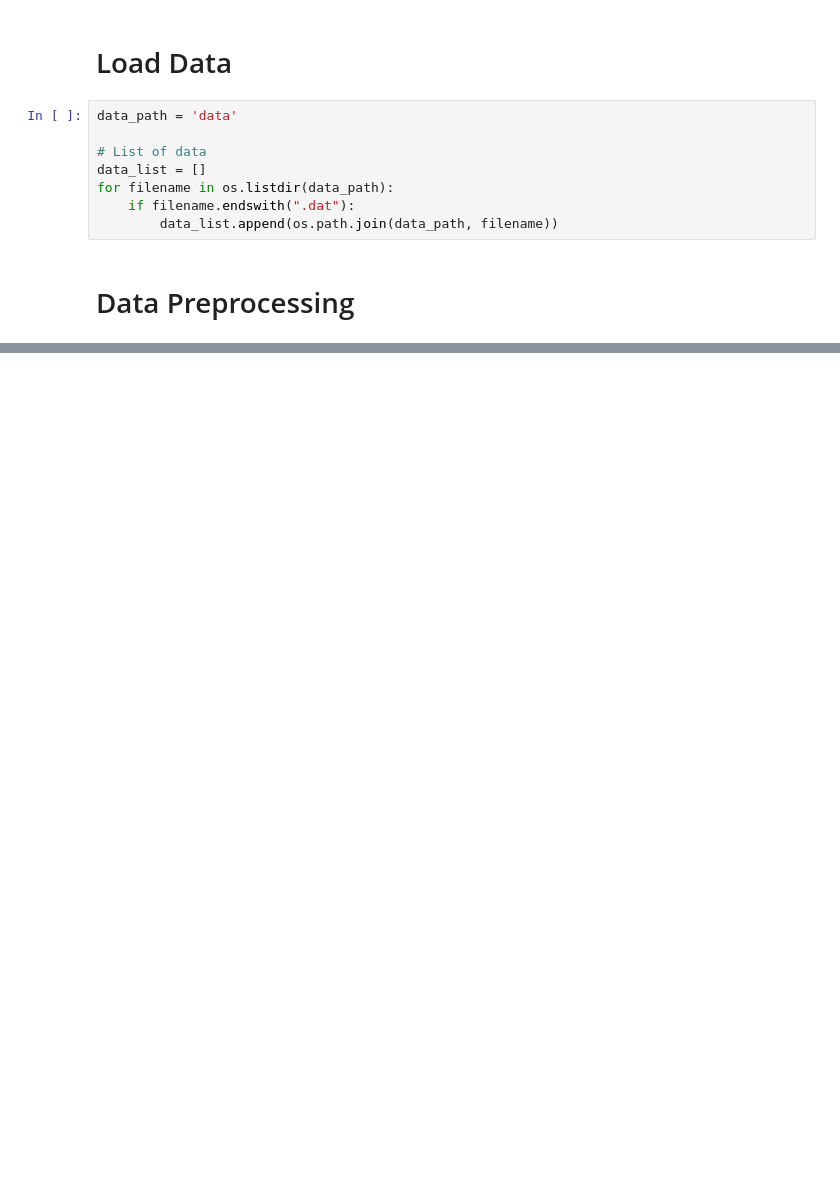
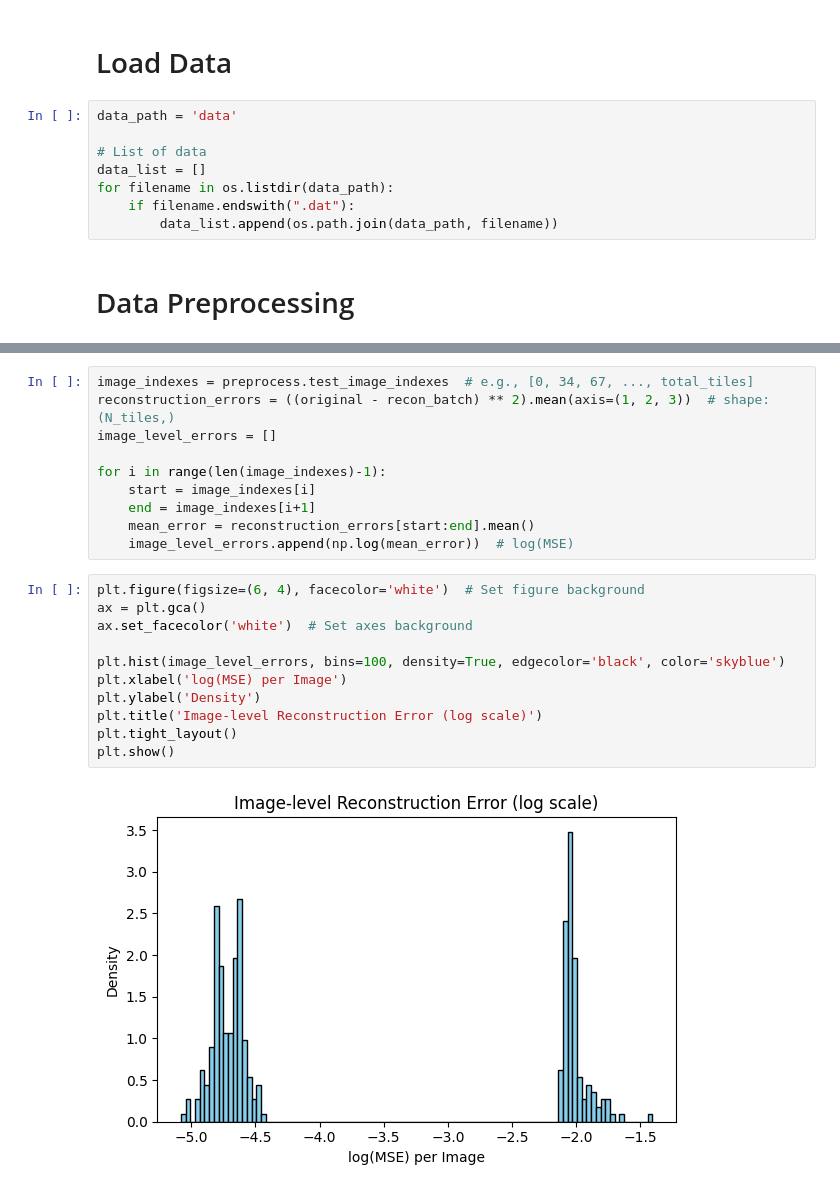
Before and after one commit to manyyeon/anomaly_detection, a Jupyter notebook: CAE.ipynb, the cells around one changed output, grey strips where cells are left out. Cells and saved outputs as stored; diff of their text form; blank space fills up the shorter version.

```diff
--- a/CAE.ipynb
+++ b/CAE.ipynb
@@ -443,0 +478,23 @@ plt.show()
+# %%
+image_indexes = preprocess.test_image_indexes  # e.g., [0, 34, 67, ..., total_tiles]
+reconstruction_errors = ((original - recon_batch) ** 2).mean(axis=(1, 2, 3))  # shape: (N_tiles,)
+image_level_errors = []
+
+for i in range(len(image_indexes)-1):
+    start = image_indexes[i]
+    end = image_indexes[i+1]
+    mean_error = reconstruction_errors[start:end].mean()
+    image_level_errors.append(np.log(mean_error))  # log(MSE)
+# %%
+plt.figure(figsize=(6, 4), facecolor='white')  # Set figure background
+ax = plt.gca()
+ax.set_facecolor('white')  # Set axes background
+
+plt.hist(image_level_errors, bins=100, density=True, edgecolor='black', color='skyblue')
+plt.xlabel('log(MSE) per Image')
+plt.ylabel('Density')
+plt.title('Image-level Reconstruction Error (log scale)')
+plt.tight_layout()
+plt.show()
+# %% [output]
+[figure, added]
```
Also changed, not shown: parts of 7 cells of this notebook.
